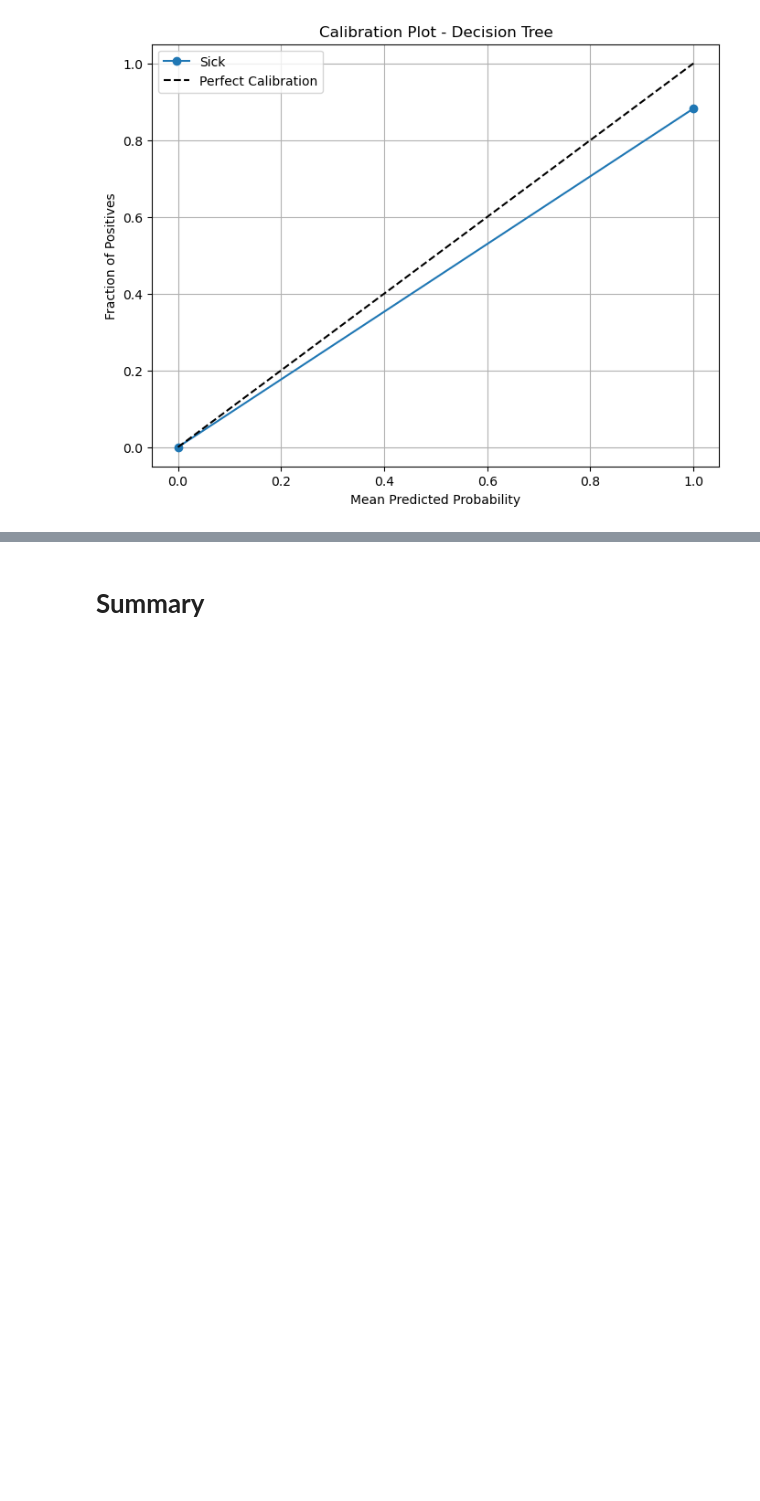
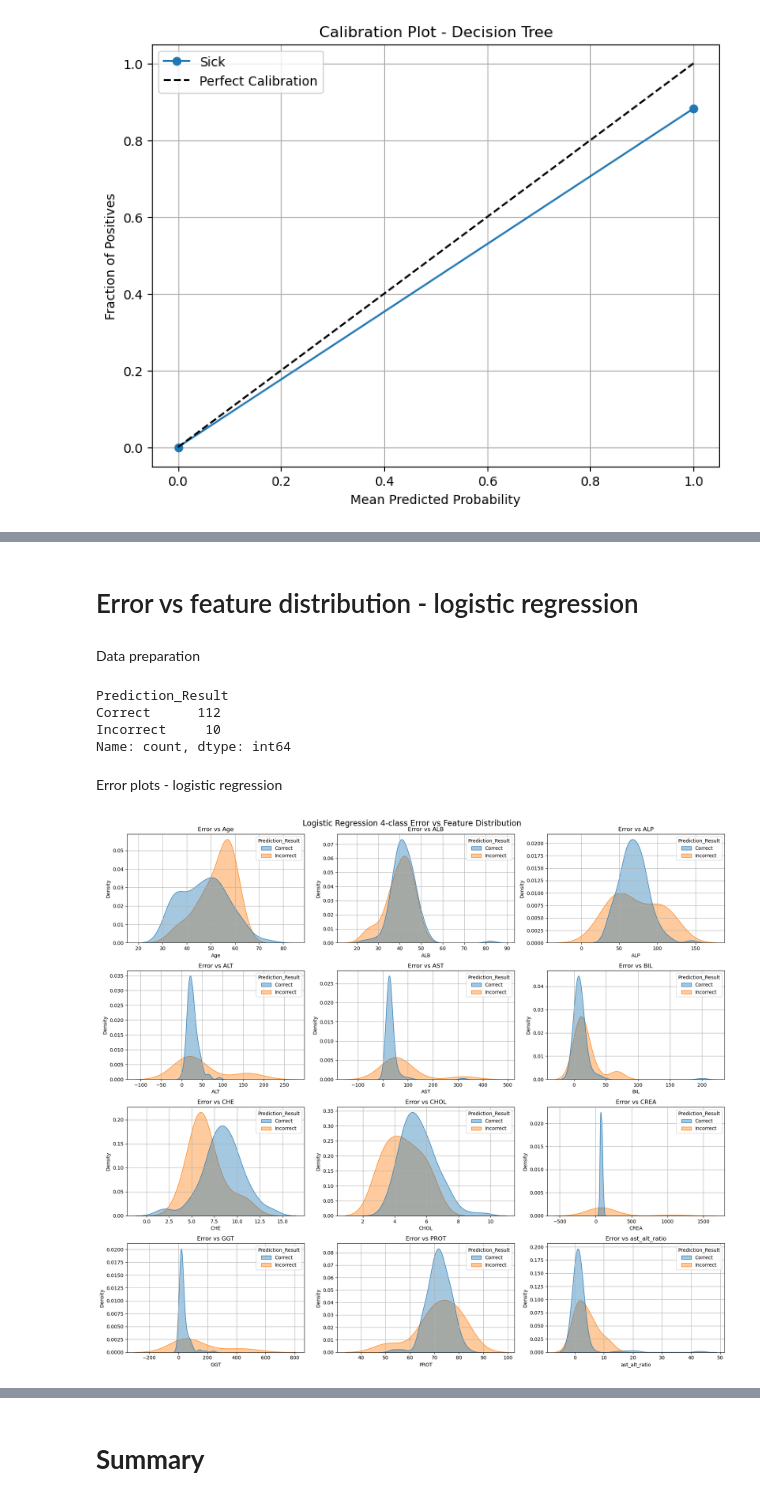
Before and after one commit to omaralhajjaj4-star/hcv-ML-DS-project, a Jupyter notebook: ml_models.ipynb, the cells around one changed output, grey strips where cells are left out. Saved outputs shown, nothing was run; the diff lists cells and outputs as text; code cells hidden in the pictures; blank space fills up the shorter version.

```diff
--- a/ml_models.ipynb
+++ b/ml_models.ipynb
@@ -444,0 +614,67 @@ plt.show()
+# %% [markdown]
+# Error vs feature distribution - logistic regression
+# %% [markdown]
+Data preparation
+# %%
+# creating a copy of the test data
+log_error_df_4c = X_test_4c.copy()
+
+# adding actual and predicted classes
+log_error_df_4c['Actual_Class'] = y_test_4c
+log_error_df_4c['Predicted_Class'] = log_preds_4c
+
+# checking if the prediction was correct or incorrect
+log_error_df_4c['Prediction_Result'] = np.where(
+    y_test_4c == log_preds_4c,
+    'Correct',
+    'Incorrect'
+)
+
+# counting correct and incorrect predictions
+print(log_error_df_4c['Prediction_Result'].value_counts())
+# %% [output]
+Prediction_Result
+Correct      112
+Incorrect     10
+Name: count, dtype: int64
+# %% [markdown]
+Error plots - logistic regression
+# %%
+# creating subplots (same features and layout as the binary models)
+fig, axes = plt.subplots(n_rows, plots_per_row, figsize=(18, n_rows * 4))
+
+# flattening axes so they can be looped through easily
+axes = axes.flatten()
+
+# loop through each feature
+for i, feature in enumerate(features_to_plot):
+
+    # plotting correct vs incorrect prediction distributions
+    sns.kdeplot(
+        data=log_error_df_4c,
+        x=feature,
+        hue='Prediction_Result',
+        hue_order=['Correct', 'Incorrect'],
+        fill=True,
+        common_norm=False,
+        alpha=0.4,
+        ax=axes[i]
+    )
+
+    # formatting each plot
+    axes[i].set_title(f'Error vs {feature}')
+    axes[i].set_xlabel(feature)
+    axes[i].set_ylabel('Density')
+    axes[i].grid(True)
+
+# removing empty subplot spaces
+for j in range(len(features_to_plot), len(axes)):
+    fig.delaxes(axes[j])
+
+# formatting full figure
+plt.suptitle('Logistic Regression 4-class Error vs Feature Distribution',
+             fontsize=16)
+plt.tight_layout()
+plt.show()
+# %% [output]
+[figure, added]
```
Also changed, not shown: parts of 66 cells of this notebook, 6 other files.
